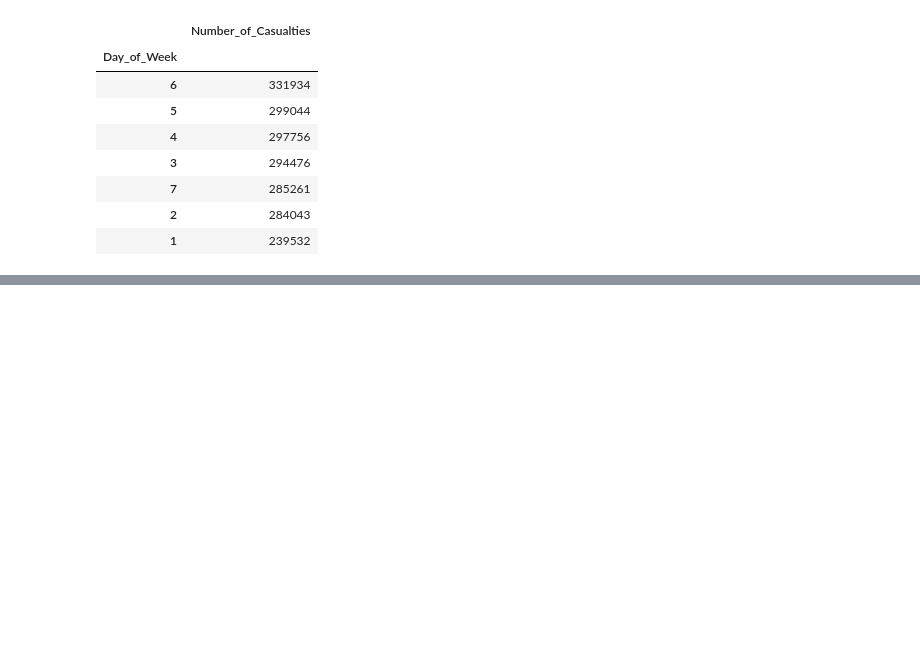
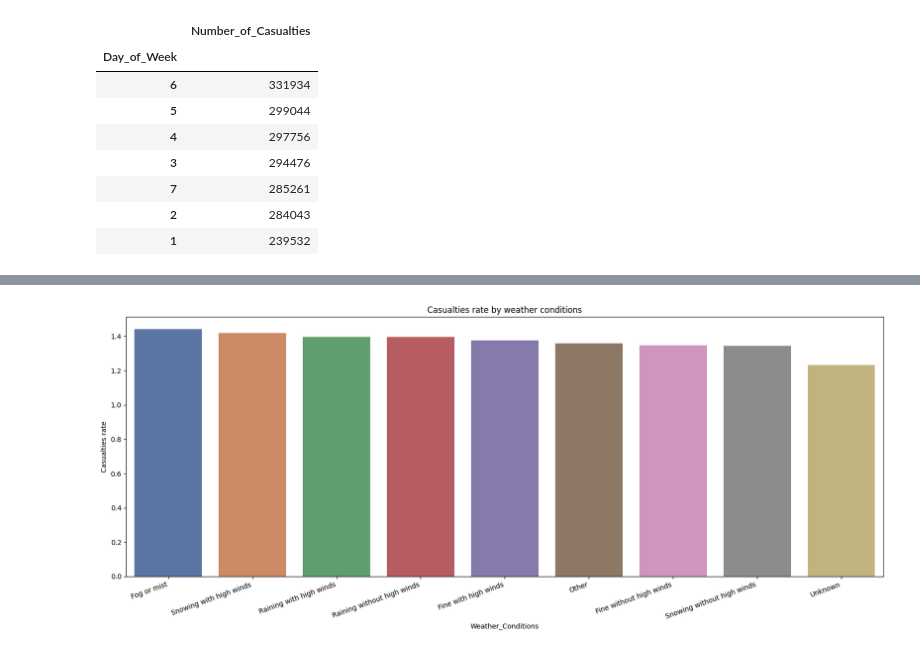
Before and after one commit to kirby-cs-org/project, a Jupyter notebook: analysis.ipynb, the cells around one changed output, grey strips where cells are left out. Saved outputs shown, nothing was run; the diff lists cells and outputs as text; code cells hidden in the pictures; blank space fills up the shorter version.

```diff
--- a/analysis.ipynb
+++ b/analysis.ipynb
@@ -113,0 +117,8 @@ sns.barplot(data=days, x='Day_of_Week', y='Number_of_Casualties', palette='rocke
+# %%
+casualties_by_weather = df.groupby('Weather_Conditions')[['Number_of_Casualties']].sum()
+
+weather_counts = df['Weather_Conditions'].value_counts()
+# หารด้วยจำนวนของสภาพอากาศ เพื่อความเท่าเทียม
+normalized_casualties = casualties_by_weather['Number_of_Casualties'] / weather_counts
+normalized_casualties = normalized_casualties.sort_values(ascending=False)
+normalized_casualties
@@ -113,0 +137,10 @@ sns.barplot(data=days, x='Day_of_Week', y='Number_of_Casualties', palette='rocke
+# %%
+plt.figure(figsize=(16, 6))
+sns.barplot(normalized_casualties, palette='deep')
+plt.tight_layout()
+plt.xticks(rotation=20, ha='right')
+plt.ylabel('Casualties rate')
+plt.title('Casualties rate by weather conditions')
+plt.show()
+# %% [output]
+[figure, added]
```
Also changed, not shown: parts of 12 cells of this notebook.
